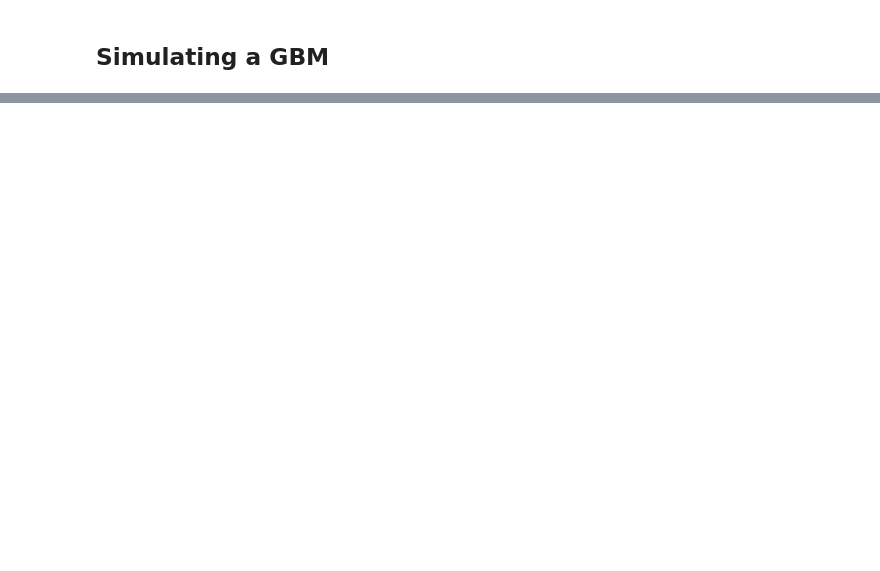
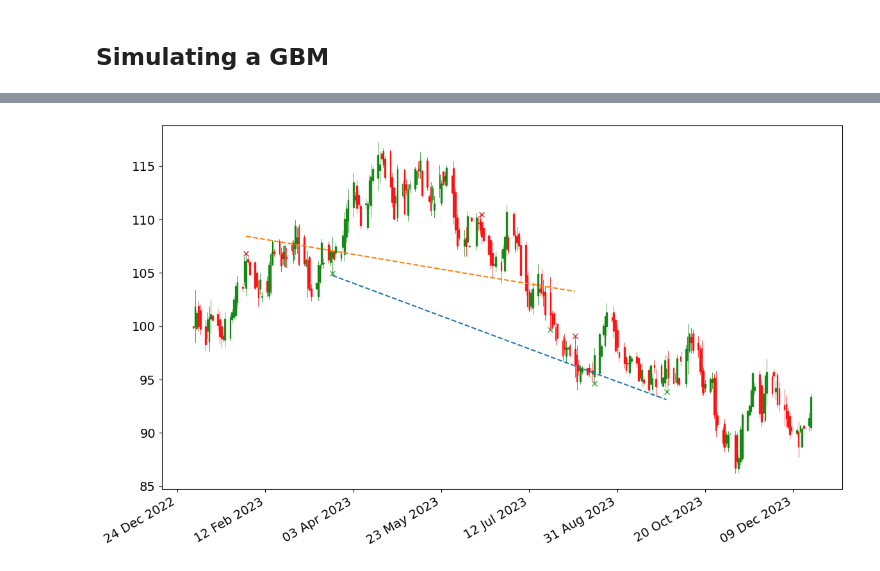
Before and after one commit to AndrewCheam/TrendLine-Automation, a Jupyter notebook: src/trend_line_automation.ipynb, the cells around one changed output, grey strips where cells are left out. Drawn from its saved outputs; the diff is of its cells as text; code cells hidden in the pictures; blank space fills up the shorter version.

```diff
--- a/src/trend_line_automation.ipynb
+++ b/src/trend_line_automation.ipynb
@@ -107,0 +130,28 @@ plt.show()
+# %%
+df = ohlc_data[1].copy()
+supports, resistances, support_lines, resistance_lines = generate_fractal_trend_lines(df)
+
+df['Date'] = df['Date'].apply(mpl_dates.date2num)
+
+df = df.loc[:,['Date', 'Open', 'High', 'Low', 'Close']]
+
+
+fig, ax = plt.subplots()
+
+candlestick_ohlc(ax,df.values,width=0.6, \
+                colorup='green', colordown='red', alpha=0.8)
+plt.plot(df['Date'][support_lines[0].x.flatten()], support_lines[0].y_pred, linestyle='--')
+plt.plot(df['Date'][resistance_lines[0].x.flatten()], resistance_lines[0].y_pred, linestyle='--')
+
+
+plt.plot(df['Date'][supports[:,0]], supports[:,1], 'x')
+plt.plot(df['Date'][resistances[:,0]], resistances[:,1], 'x')
+
+date_format = mpl_dates.DateFormatter('%d %b %Y')
+ax.xaxis.set_major_formatter(date_format)
+fig.autofmt_xdate()
+
+fig.tight_layout()
+fig.show()
+# %% [output]
+[figure, added]
```
Also changed, not shown: parts of 13 cells of this notebook, 5 other files.
